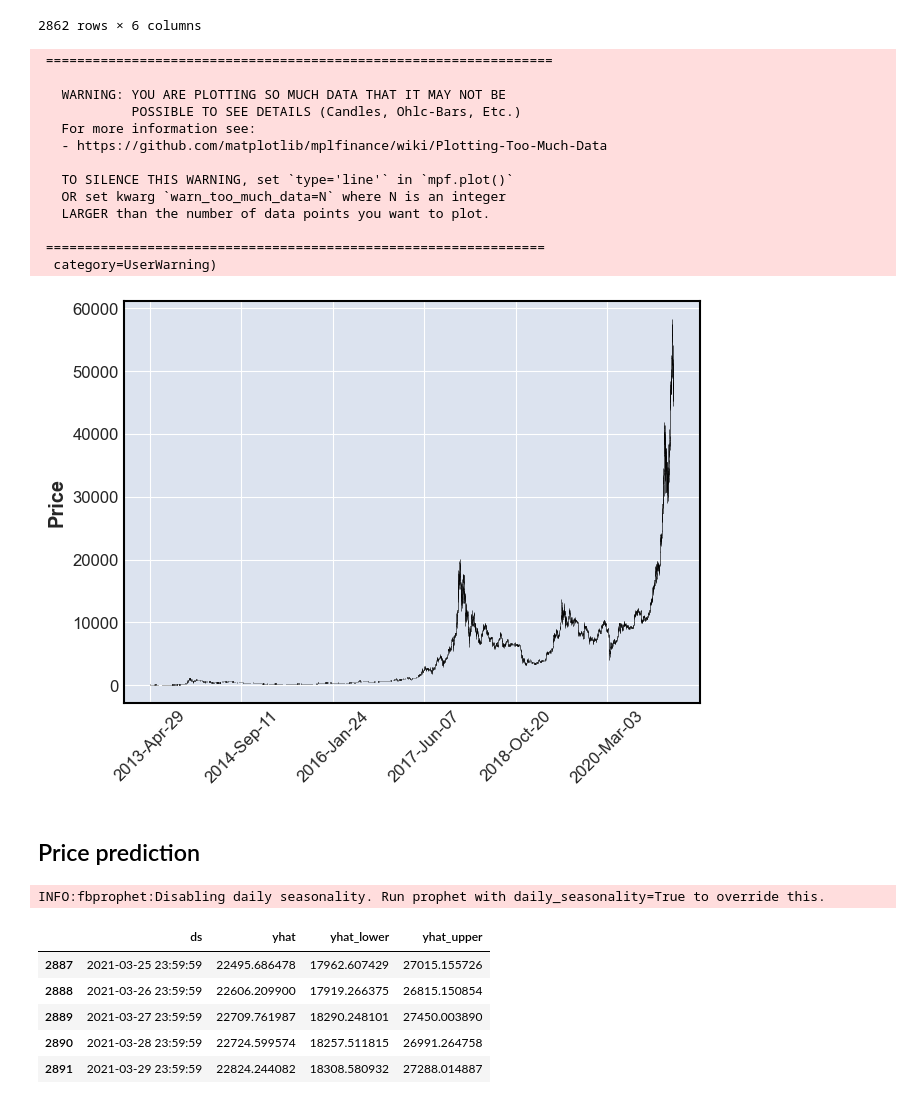
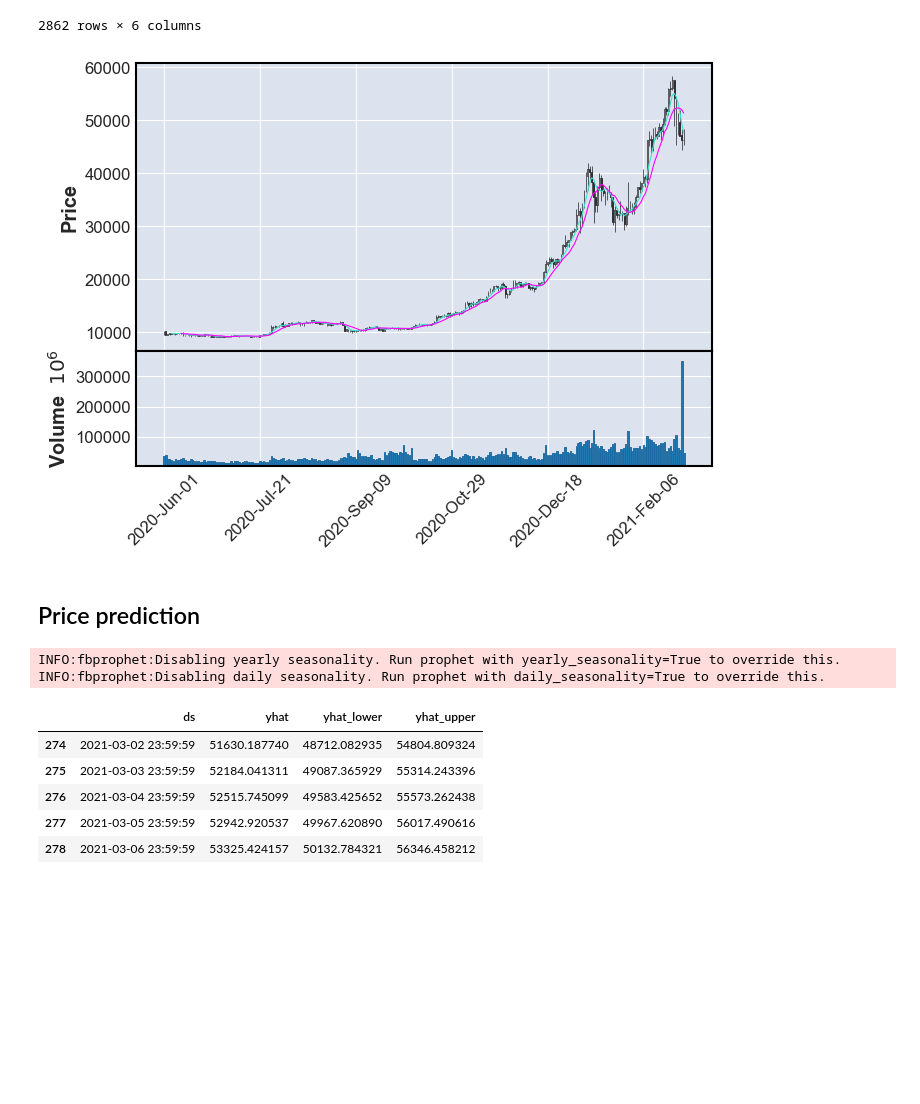
Before and after one commit to ArtTucker/crypto_prices_ML, a Jupyter notebook: preprocessing/by_coin/bitcoin_notebook_from_CSV.ipynb, the cells around one changed output. Cells and saved outputs as stored; diff of their text form; code cells hidden in the pictures; blank space fills up the shorter version.

```diff
--- a/preprocessing/by_coin/bitcoin_notebook_from_CSV.ipynb
+++ b/preprocessing/by_coin/bitcoin_notebook_from_CSV.ipynb
@@ -120,22 +120,9 @@ temp_btc_df
 | 2021-02-27 | 48253.270101 | 45269.025766 | 46344.772237 | 46188.451275 | 4.591095e+10 | 18685.0 |
 2862 rows × 6 columns
 # %%
-mpf.plot(temp_btc_df, type='candle')
+mpf.plot(temp_btc_df.loc['2020-6-1':], type='candle', mav=(5,10), volume=True)
 # %% [output]
- =================================================================
-
-   WARNING: YOU ARE PLOTTING SO MUCH DATA THAT IT MAY NOT BE
-            POSSIBLE TO SEE DETAILS (Candles, Ohlc-Bars, Etc.)
-   For more information see:
-   - https://github.com/matplotlib/mplfinance/wiki/Plotting-Too-Much-Data
-
-   TO SILENCE THIS WARNING, set `type='line'` in `mpf.plot()`
-   OR set kwarg `warn_too_much_data=N` where N is an integer
-   LARGER than the number of data points you want to plot.
-
- ================================================================
-  category=UserWarning)
-[figure, old version]
+[figure, new version]
 # %% [markdown]
 ## Price prediction
 # %%
@@ -145,20 +132,22 @@ INPUT_FILE = "coin_Bitcoin.csv"
 
 price_predict_df = pd.read_csv("../../resources/prices/" + INPUT_FILE, parse_dates=['Date'], usecols=["Date", "Close"])
 price_predict_df.columns = ["ds", "y"]
+price_predict_df = price_predict_df[price_predict_df['ds']>'2020-6-1']
 
 m = Prophet()
 m.fit(price_predict_df);
-future = m.make_future_dataframe(periods=30)
+future = m.make_future_dataframe(periods=7)
 forecast = m.predict(future)
 forecast[['ds', 'yhat', 'yhat_lower', 'yhat_upper']].tail()
 # %% [output]
+INFO:fbprophet:Disabling yearly seasonality. Run prophet with yearly_seasonality=True to override this.
 INFO:fbprophet:Disabling daily seasonality. Run prophet with daily_seasonality=True to override this.
 |  | ds | yhat | yhat_lower | yhat_upper |
-| 2887 | 2021-03-25 23:59:59 | 22495.686478 | 17962.607429 | 27015.155726 |
-| 2888 | 2021-03-26 23:59:59 | 22606.209900 | 17919.266375 | 26815.150854 |
-| 2889 | 2021-03-27 23:59:59 | 22709.761987 | 18290.248101 | 27450.003890 |
-| 2890 | 2021-03-28 23:59:59 | 22724.599574 | 18257.511815 | 26991.264758 |
-| 2891 | 2021-03-29 23:59:59 | 22824.244082 | 18308.580932 | 27288.014887 |
+| 274 | 2021-03-02 23:59:59 | 51630.187740 | 48712.082935 | 54804.809324 |
+| 275 | 2021-03-03 23:59:59 | 52184.041311 | 49087.365929 | 55314.243396 |
+| 276 | 2021-03-04 23:59:59 | 52515.745099 | 49583.425652 | 55573.262438 |
+| 277 | 2021-03-05 23:59:59 | 52942.920537 | 49967.620890 | 56017.490616 |
+| 278 | 2021-03-06 23:59:59 | 53325.424157 | 50132.784321 | 56346.458212 |
 # %%
 m.plot(forecast)
 # %% [output]
```
Also changed, not shown: parts of 4 cells of this notebook.
